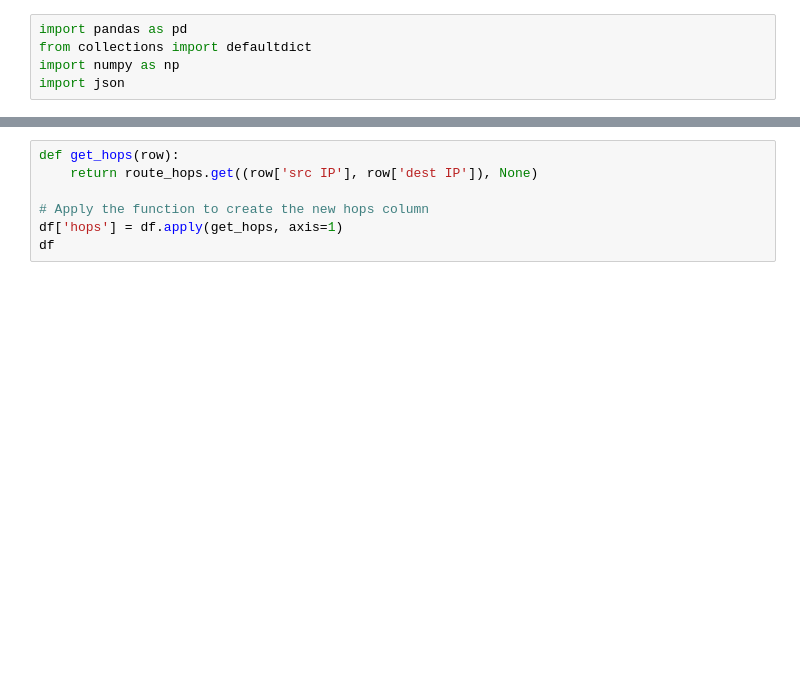
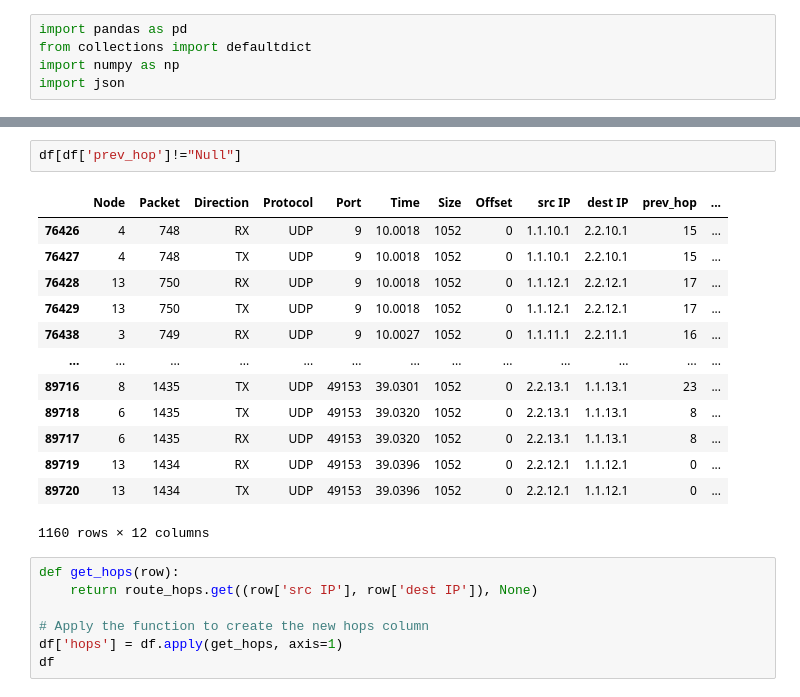
Before and after one commit to seyedAliHamedi/animated-umbrella, a Jupyter notebook: loss.ipynb, the cells around one changed output, grey strips where cells are left out. Saved outputs shown, nothing was run; the diff lists cells and outputs as text; blank space fills up the shorter version.

```diff
--- a/loss.ipynb
+++ b/loss.ipynb
@@ -55,3 +26,19 @@ df
+# %%
+df[df['prev_hop']!="Null"]
+# %% [output]
+|  | Node | Packet | Direction | Protocol | Port | Time | Size | Offset | src IP | dest IP | prev_hop | ... |
+| 76426 | 4 | 748 | RX | UDP | 9 | 10.0018 | 1052 | 0 | 1.1.10.1 | 2.2.10.1 | 15 | ... |
+| 76427 | 4 | 748 | TX | UDP | 9 | 10.0018 | 1052 | 0 | 1.1.10.1 | 2.2.10.1 | 15 | ... |
+| 76428 | 13 | 750 | RX | UDP | 9 | 10.0018 | 1052 | 0 | 1.1.12.1 | 2.2.12.1 | 17 | ... |
+| 76429 | 13 | 750 | TX | UDP | 9 | 10.0018 | 1052 | 0 | 1.1.12.1 | 2.2.12.1 | 17 | ... |
+| 76438 | 3 | 749 | RX | UDP | 9 | 10.0027 | 1052 | 0 | 1.1.11.1 | 2.2.11.1 | 16 | ... |
+| ... | ... | ... | ... | ... | ... | ... | ... | ... | ... | ... | ... | ... |
+| 89716 | 8 | 1435 | TX | UDP | 49153 | 39.0301 | 1052 | 0 | 2.2.13.1 | 1.1.13.1 | 23 | ... |
+| 89718 | 6 | 1435 | TX | UDP | 49153 | 39.0320 | 1052 | 0 | 2.2.13.1 | 1.1.13.1 | 8 | ... |
+| 89717 | 6 | 1435 | RX | UDP | 49153 | 39.0320 | 1052 | 0 | 2.2.13.1 | 1.1.13.1 | 8 | ... |
+| 89719 | 13 | 1434 | RX | UDP | 49153 | 39.0396 | 1052 | 0 | 2.2.12.1 | 1.1.12.1 | 0 | ... |
+| 89720 | 13 | 1434 | TX | UDP | 49153 | 39.0396 | 1052 | 0 | 2.2.12.1 | 1.1.12.1 | 0 | ... |
+1160 rows × 12 columns
 # %%
 def get_hops(row):
     return route_hops.get((row['src IP'], row['dest IP']), None)
```
Also changed, not shown: parts of 2 cells of this notebook, 3 other files.
